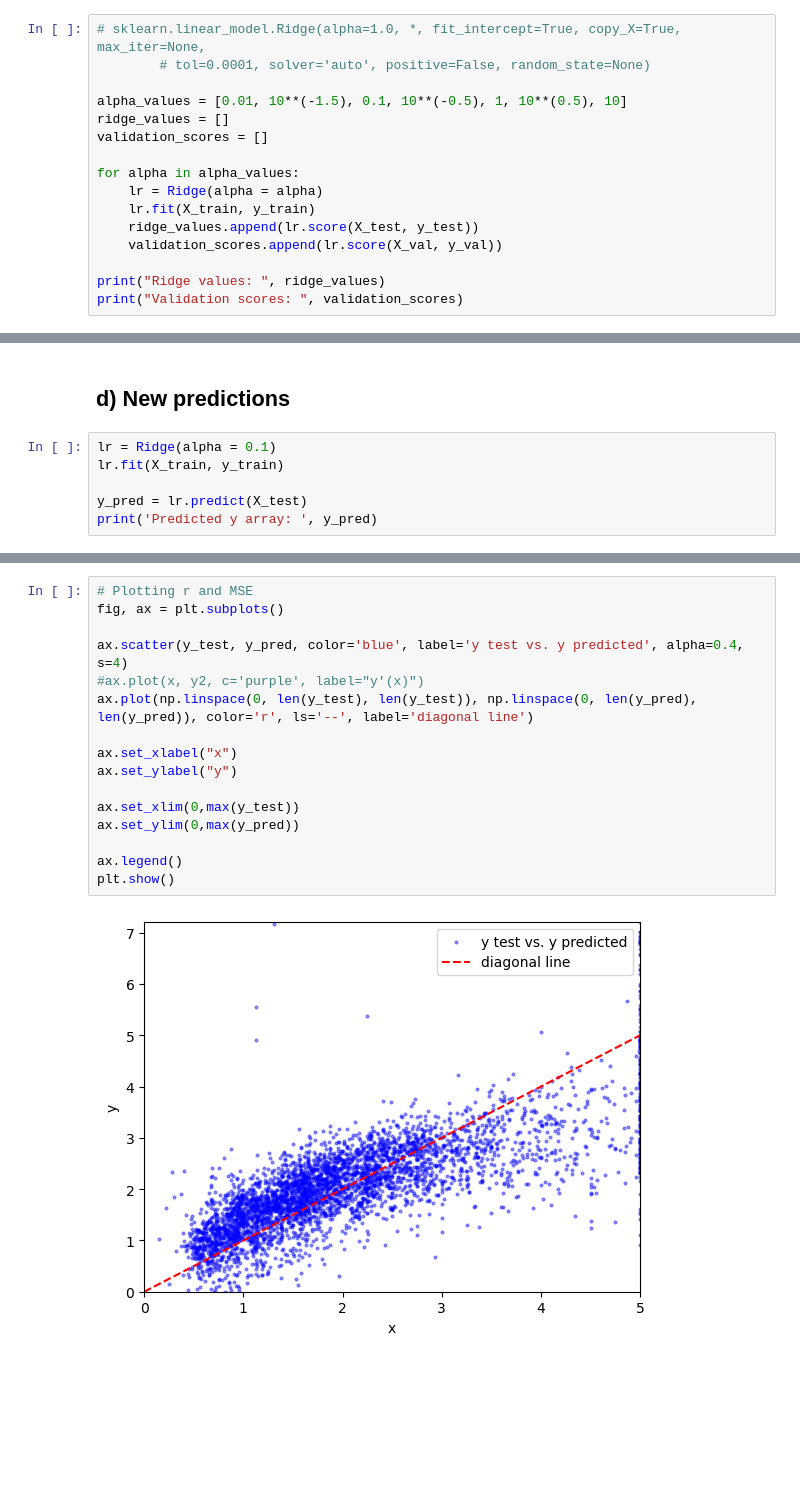
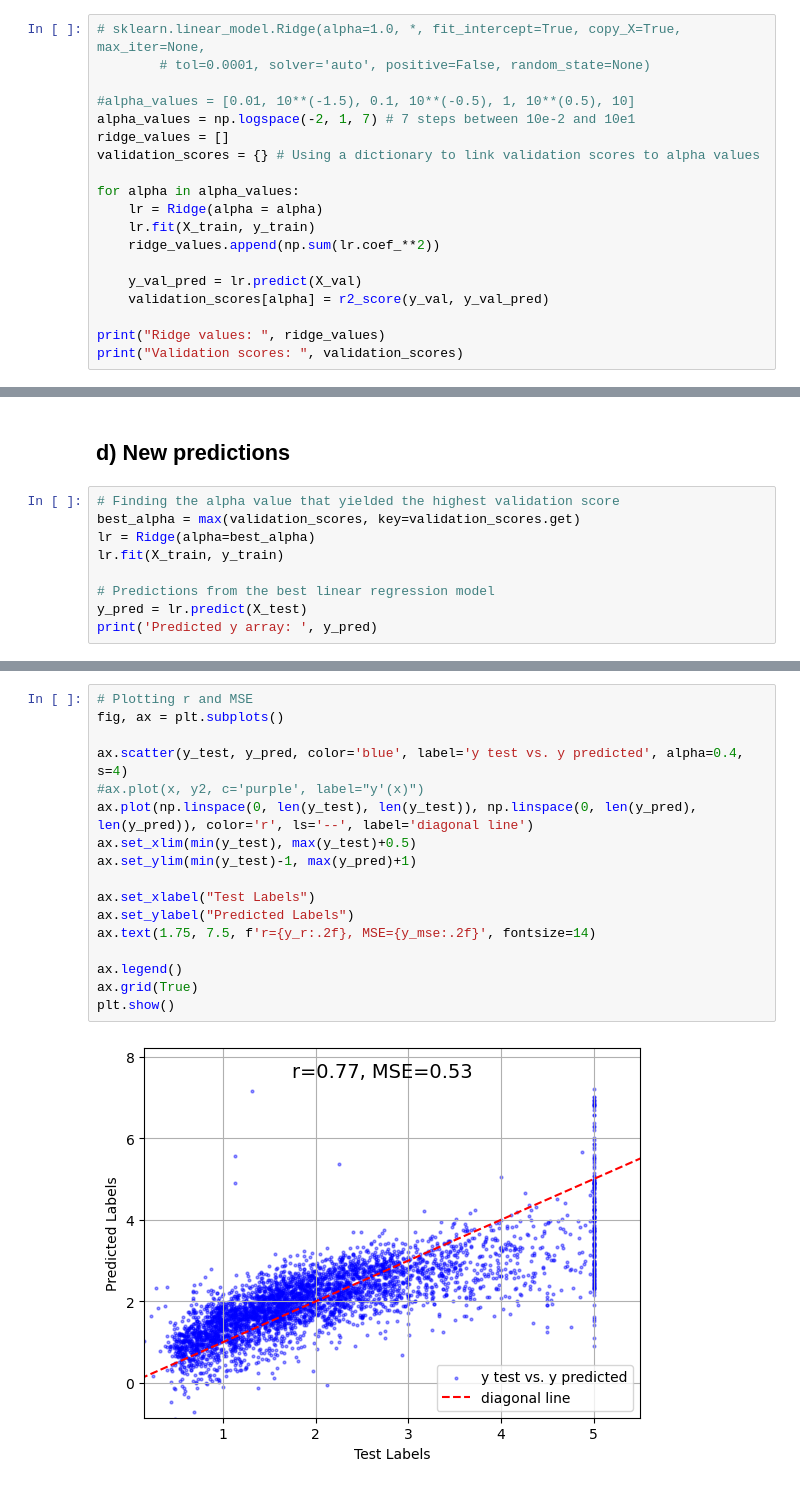
Before and after one commit to jonperk318/Machine-Learning-Projects, a Jupyter notebook: 2_Linear_Regression_in_Sklearn.ipynb, the cells around one changed output, grey strips where cells are left out. Cells and saved outputs as stored; diff of their text form; blank space fills up the shorter version.

```diff
--- a/2_Linear_Regression_in_Sklearn.ipynb
+++ b/2_Linear_Regression_in_Sklearn.ipynb
@@ -173,15 +173,18 @@ y training data shape:  (12384,)
 # sklearn.linear_model.Ridge(alpha=1.0, *, fit_intercept=True, copy_X=True, max_iter=None,
         # tol=0.0001, solver='auto', positive=False, random_state=None)
 
-alpha_values = [0.01, 10**(-1.5), 0.1, 10**(-0.5), 1, 10**(0.5), 10]
+#alpha_values = [0.01, 10**(-1.5), 0.1, 10**(-0.5), 1, 10**(0.5), 10]
+alpha_values = np.logspace(-2, 1, 7) # 7 steps between 10e-2 and 10e1
 ridge_values = []
-validation_scores = []
+validation_scores = {} # Using a dictionary to link validation scores to alpha values
 
 for alpha in alpha_values:
     lr = Ridge(alpha = alpha)
     lr.fit(X_train, y_train)
-    ridge_values.append(lr.score(X_test, y_test))
-    validation_scores.append(lr.score(X_val, y_val))
+    ridge_values.append(np.sum(lr.coef_**2))
+
+    y_val_pred = lr.predict(X_val)
+    validation_scores[alpha] = r2_score(y_val, y_val_pred)
 
 print("Ridge values: ", ridge_values)
 print("Validation scores: ", validation_scores)
@@ -206,9 +208,12 @@ plt.show()
 # %% [markdown]
 ## d) New predictions
 # %%
-lr = Ridge(alpha = 0.1)
+# Finding the alpha value that yielded the highest validation score
+best_alpha = max(validation_scores, key=validation_scores.get)
+lr = Ridge(alpha=best_alpha)
 lr.fit(X_train, y_train)
 
+# Predictions from the best linear regression model
 y_pred = lr.predict(X_test)
 print('Predicted y array: ', y_pred)
 # %% [output]
@@ -228,18 +232,19 @@ Mean squared error:  0.5294920908277639
 # %%
 # Plotting r and MSE
 fig, ax = plt.subplots()
 
 ax.scatter(y_test, y_pred, color='blue', label='y test vs. y predicted', alpha=0.4, s=4)
 #ax.plot(x, y2, c='purple', label="y'(x)")
 ax.plot(np.linspace(0, len(y_test), len(y_test)), np.linspace(0, len(y_pred), len(y_pred)), color='r', ls='--', label='diagonal line')
+ax.set_xlim(min(y_test), max(y_test)+0.5)
+ax.set_ylim(min(y_test)-1, max(y_pred)+1)
 
-ax.set_xlabel("x")
-ax.set_ylabel("y")
-
-ax.set_xlim(0,max(y_test))
-ax.set_ylim(0,max(y_pred))
+ax.set_xlabel("Test Labels")
+ax.set_ylabel("Predicted Labels")
+ax.text(1.75, 7.5, f'r={y_r:.2f}, MSE={y_mse:.2f}', fontsize=14)
 
 ax.legend()
+ax.grid(True)
 plt.show()
 # %% [output]
-[figure, old version]
+[figure, new version]
```
Also changed, not shown: parts of 14 cells of this notebook.
